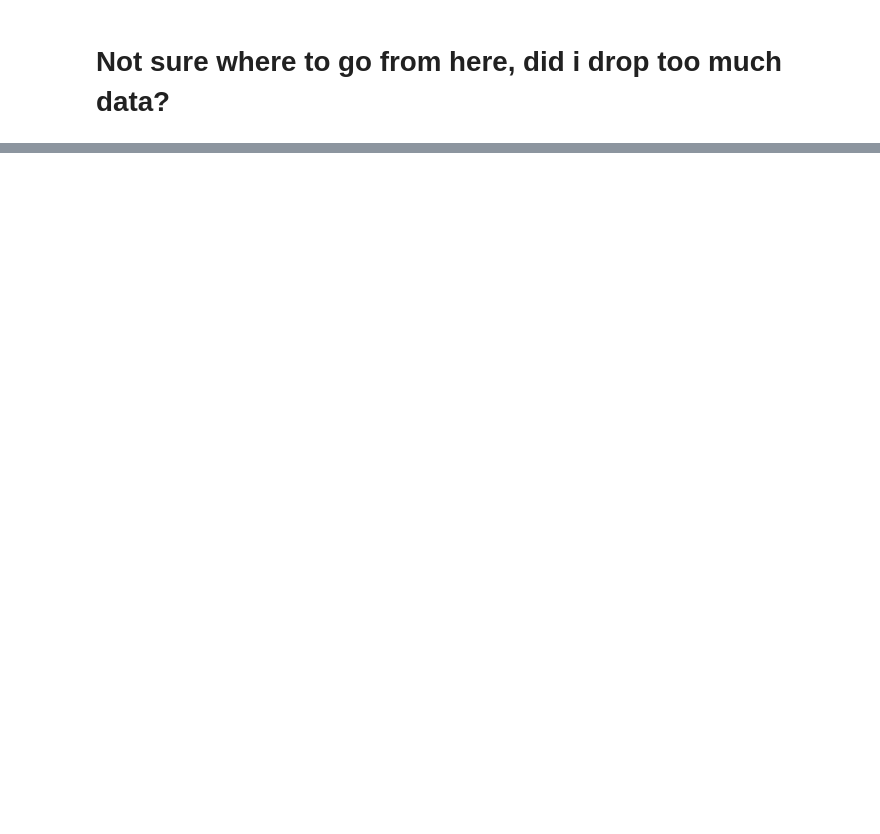
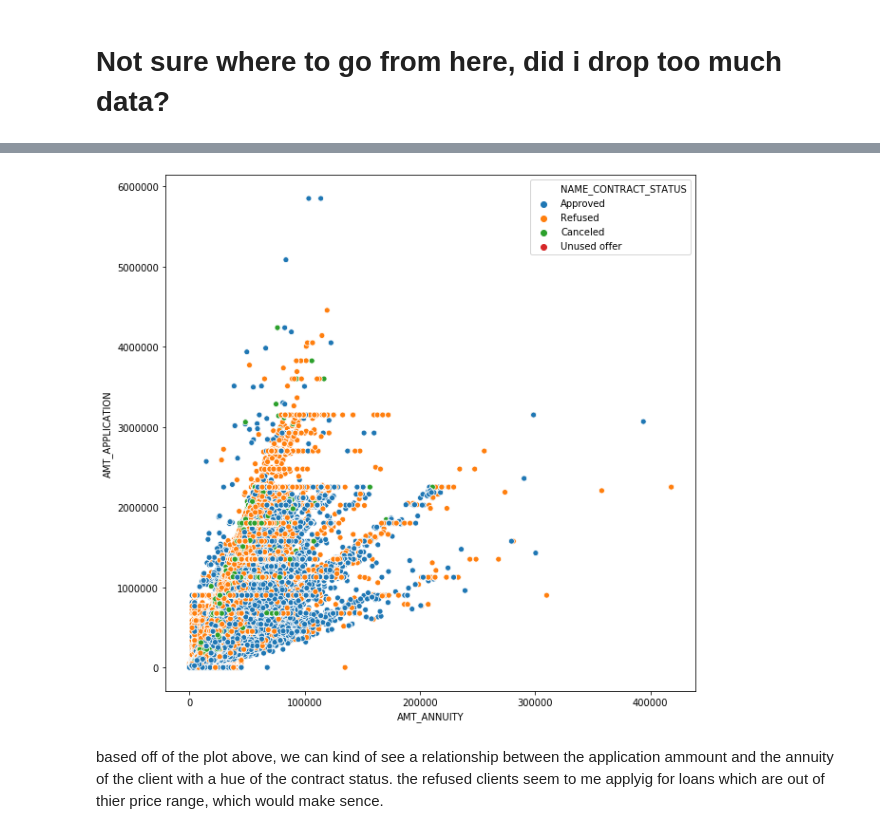
Before and after one commit to danielmmarquez/capstoneTwo-project, a Jupyter notebook: LoanDefaultData/EDAcapstone.ipynb, the cells around one changed output, grey strips where cells are left out. Saved outputs shown, nothing was run; the diff lists cells and outputs as text; code cells hidden in the pictures; blank space fills up the shorter version.

```diff
--- a/LoanDefaultData/EDAcapstone.ipynb
+++ b/LoanDefaultData/EDAcapstone.ipynb
@@ -246,0 +251,8 @@ we now have a nice heatmap which can aid in discovering relationships between fe
+# %%
+plt.figure(figsize=(10, 10))
+sns.scatterplot(y = 'AMT_APPLICATION' , x = 'AMT_ANNUITY', data = previous_application, hue='NAME_CONTRACT_STATUS')
+plt.show()
+# %% [output]
+[figure, added]
+# %% [markdown]
+based off of the plot above, we can kind of see a relationship between the application ammount and the annuity of the client with a hue of the contract status. the refused clients seem to me applyig for loans which are out of thier price range, which would make sence.
```
Also changed, not shown: parts of 6 cells of this notebook.
